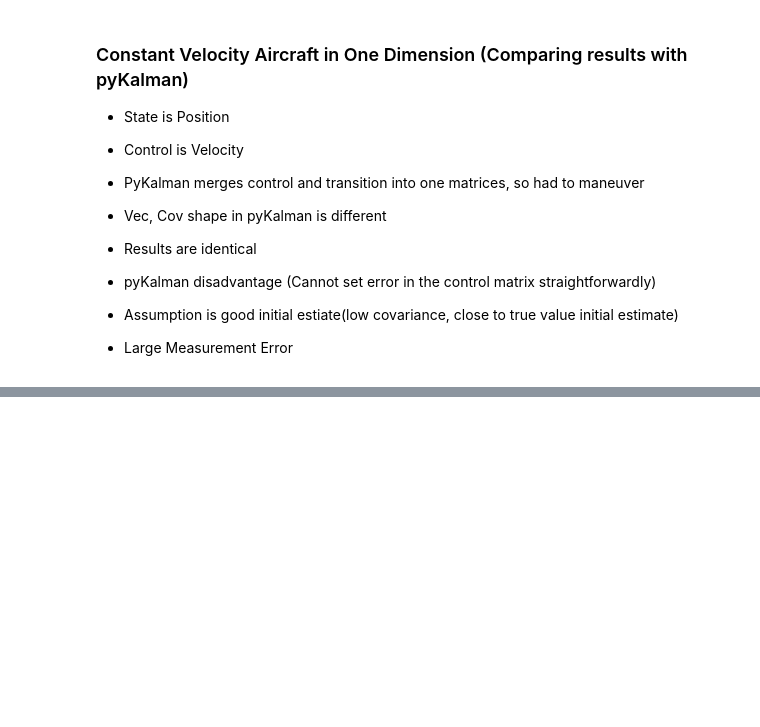
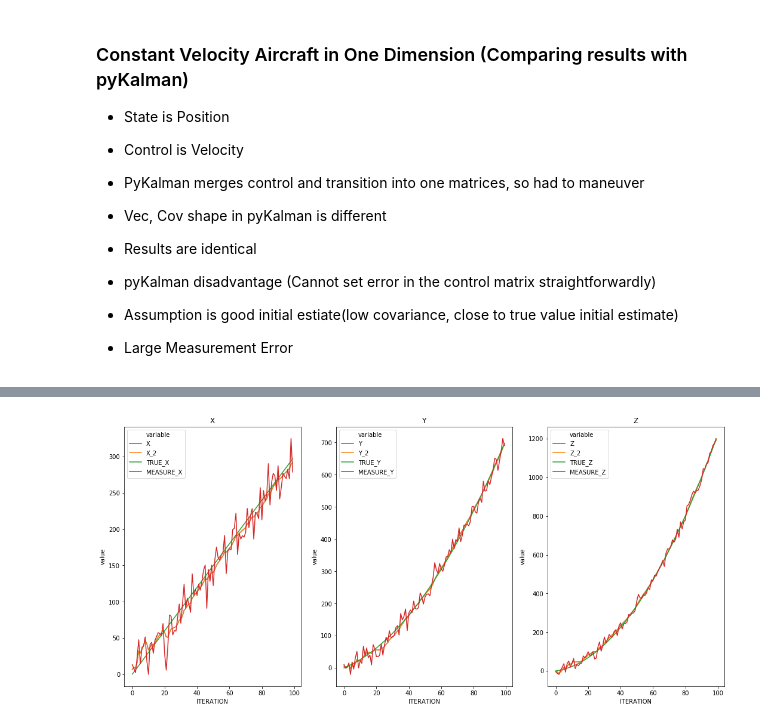
Before and after one commit to johnsoong216/trackingfilters, a Jupyter notebook: Development.ipynb, the cells around one changed output, grey strips where cells are left out. Saved outputs shown, nothing was run; the diff lists cells and outputs as text; code cells hidden in the pictures; blank space fills up the shorter version.

```diff
--- a/Development.ipynb
+++ b/Development.ipynb
@@ -535,0 +815,32 @@ res_df['KALMAN_ERROR'].mean(), res_df['KALMAN_ERROR'].std()
+# %%
+res_array = np.array([np.array(x) for x in [kalman_gain_mean,
+    cur_state_x,
+    cur_state_y,
+    cur_state_z,
+    cur_state_x_2,
+    cur_state_y_2,
+    cur_state_z_2,
+    np.take(true_position, indices=[0], axis=1).reshape(-1),
+    np.take(true_position, indices=[1], axis=1).reshape(-1),
+    np.take(true_position, indices=[2], axis=1).reshape(-1),
+    np.take(measurements, indices=[0], axis=1).reshape(-1),
+    np.take(measurements, indices=[1], axis=1).reshape(-1),
+    np.take(measurements, indices=[2], axis=1).reshape(-1)]]).transpose()
+
+
+res_df = pd.DataFrame(
+    res_array, columns=['KALMAN_GAIN', 'X', 'Y', 'Z', 'X_2', 'Y_2', 'Z_2', 'TRUE_X', 'TRUE_Y', 'TRUE_Z', 'MEASURE_X', 'MEASURE_Y', 'MEASURE_Z'])
+res_df = res_df.reset_index().rename({'index': 'ITERATION'}, axis=1)
+# %%
+res_df['ERROR'] = np.sqrt((res_df['X'] - res_df['TRUE_X'])**2 + (res_df['Y'] - res_df['TRUE_Y'])**2 + (res_df['Z'] - res_df['TRUE_Z'])**2)
+res_df['ERROR_STANDARD'] = np.sqrt((res_df['X_2'] - res_df['TRUE_X'])**2 + (res_df['Y_2'] - res_df['TRUE_Y'])**2 + (res_df['Z_2'] - res_df['TRUE_Z'])**2)
+res_df['ERROR_MEASUREMENT'] = np.sqrt((res_df['MEASURE_X'] - res_df['TRUE_X'])**2 + (res_df['MEASURE_Y'] - res_df['TRUE_Y'])**2 + (res_df['MEASURE_Z'] - res_df['TRUE_Z'])**2)
+# %%
+fig, ax= plt.subplots(1, 3, figsize=(18, 8));
+for i, coordinate in enumerate(['X', 'Y', 'Z']):
+    s = sns.lineplot(data=pd.melt(
+        res_df, id_vars=['ITERATION'], value_vars=[coordinate, f'{coordinate}_2', f'TRUE_{coordinate}', f'MEASURE_{coordinate}']), x='ITERATION', y='value', hue='variable', ax=ax[i]);
+    s.set_title(coordinate);
+plt.show()
+# %% [output]
+[figure, added]
```
Also changed, not shown: parts of 40 cells of this notebook.
